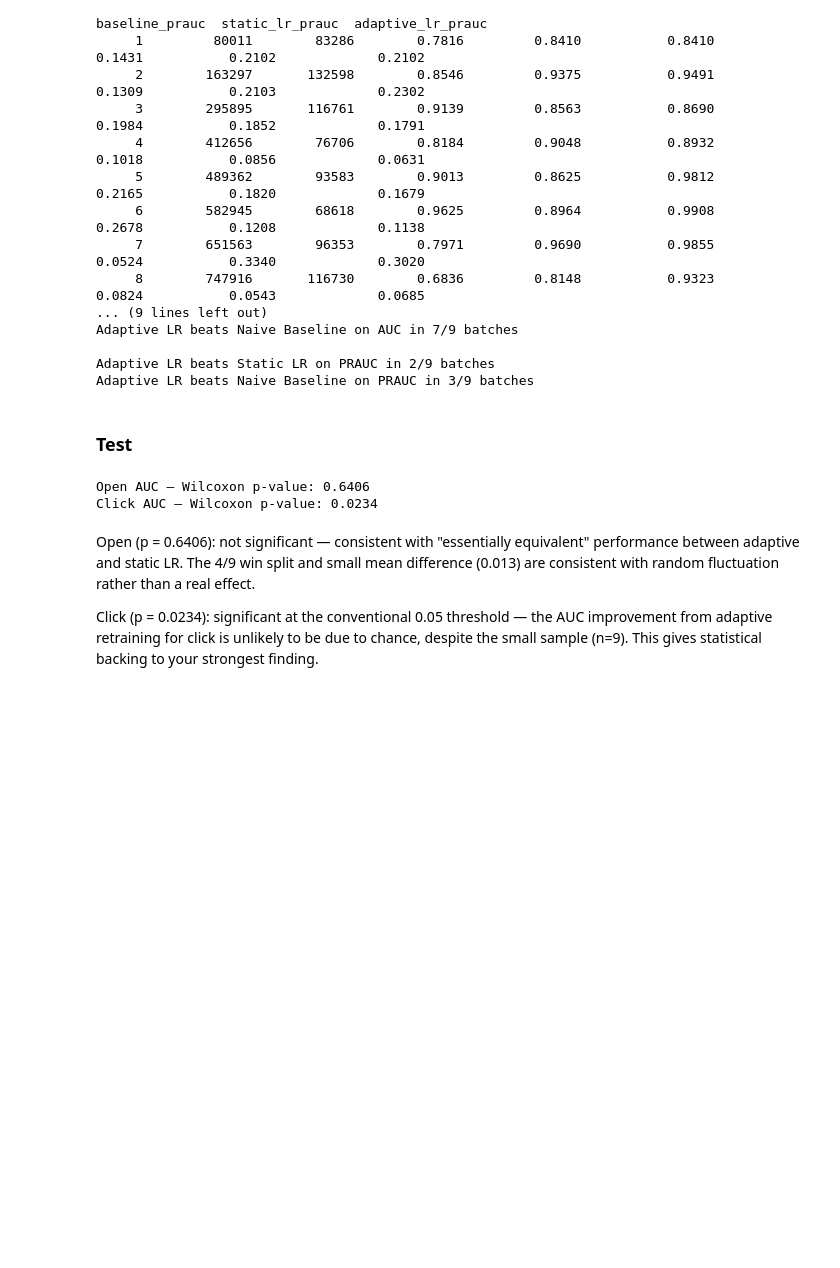
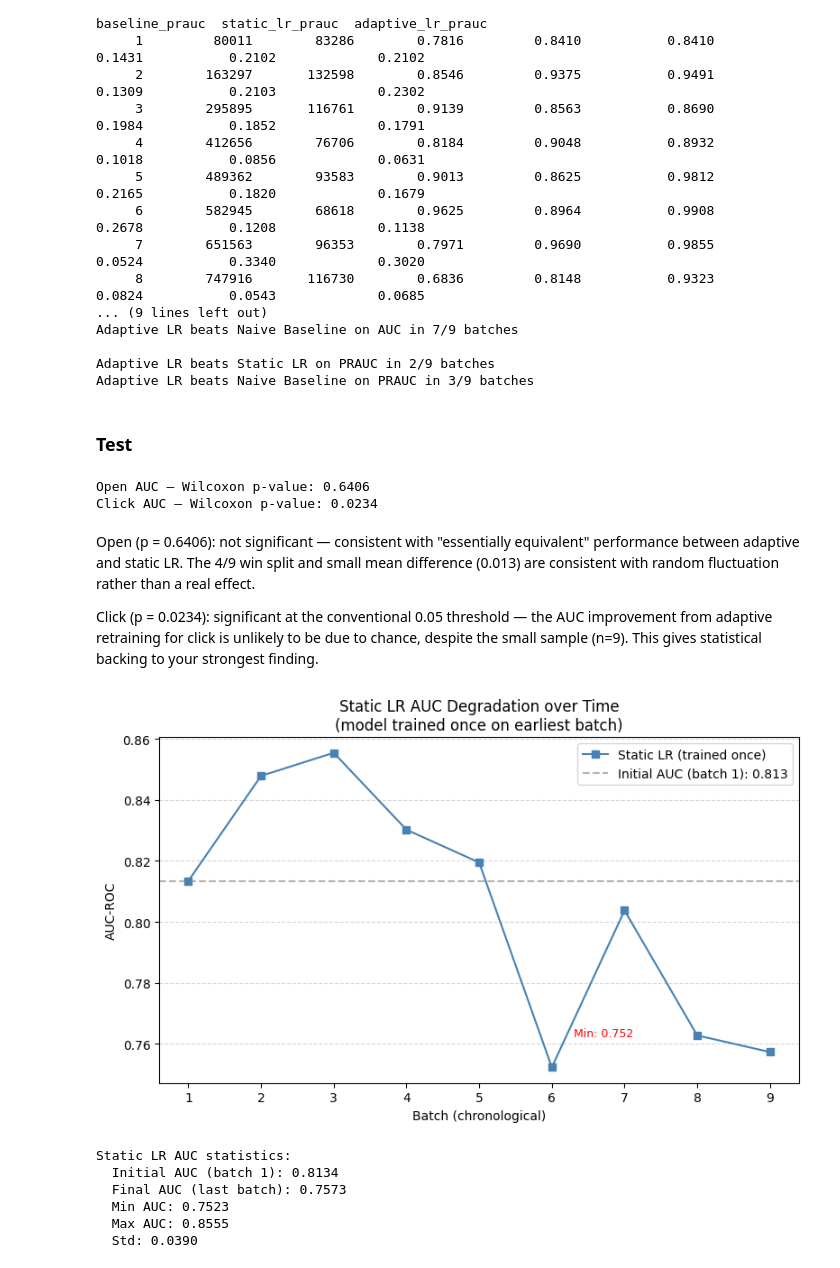
Before and after one commit to giadauva/OMG-Thesis, a Jupyter notebook: Adaptive_learning.ipynb, the cells around one changed output. Saved outputs shown, nothing was run; the diff lists cells and outputs as text; code cells hidden in the pictures; blank space fills up the shorter version.

```diff
--- a/Adaptive_learning.ipynb
+++ b/Adaptive_learning.ipynb
@@ -833,3 +839,48 @@ Click AUC — Wilcoxon p-value: 0.0234
 Open (p = 0.6406): not significant — consistent with "essentially equivalent" performance between adaptive and static LR. The 4/9 win split and small mean difference (0.013) are consistent with random fluctuation rather than a real effect.
 
 Click (p = 0.0234): significant at the conventional 0.05 threshold — the AUC improvement from adaptive retraining for click is unlikely to be due to chance, despite the small sample (n=9). This gives statistical backing to your strongest finding.
+# %%
+import matplotlib.pyplot as plt
+
+def plot_static_auc_degradation(results_df):
+    fig, ax = plt.subplots(figsize=(8, 5))
+
+    ax.plot(results_df['batch'], results_df['static_lr_auc'],
+            marker='s', linestyle='-', color='steelblue', label='Static LR (trained once)')
+
+    # Add a horizontal reference line at the first batch AUC
+    first_auc = results_df['static_lr_auc'].iloc[0]
+    ax.axhline(y=first_auc, linestyle='--', color='grey', alpha=0.6, label=f'Initial AUC (batch 1): {first_auc:.3f}')
+
+    # Annotate min point
+    min_idx = results_df['static_lr_auc'].idxmin()
+    min_batch = results_df.loc[min_idx, 'batch']
+    min_auc = results_df.loc[min_idx, 'static_lr_auc']
+    ax.annotate(f'Min: {min_auc:.3f}',
+                xy=(min_batch, min_auc),
+                xytext=(min_batch + 0.3, min_auc + 0.01),
+                fontsize=9, color='red')
+
+    ax.set_title('Static LR AUC Degradation over Time\n(model trained once on earliest batch)', fontsize=12)
+    ax.set_xlabel('Batch (chronological)')
+    ax.set_ylabel('AUC-ROC')
+    ax.legend()
+    ax.grid(axis='y', linestyle='--', alpha=0.5)
+    plt.tight_layout()
+    plt.show()
+    print("\nStatic LR AUC statistics:")
+    print(f"  Initial AUC (batch 1): {results_df['static_lr_auc'].iloc[0]:.4f}")
+    print(f"  Final AUC (last batch): {results_df['static_lr_auc'].iloc[-1]:.4f}")
+    print(f"  Min AUC: {results_df['static_lr_auc'].min():.4f}")
+    print(f"  Max AUC: {results_df['static_lr_auc'].max():.4f}")
+    print(f"  Std: {results_df['static_lr_auc'].std():.4f}")
+
+plot_static_auc_degradation(results_expanding)
+# %% [output]
+[figure, added]
+Static LR AUC statistics:
+  Initial AUC (batch 1): 0.8134
+  Final AUC (last batch): 0.7573
+  Min AUC: 0.7523
+  Max AUC: 0.8555
+  Std: 0.0390
```
Also changed, not shown: parts of 1 cell of this notebook.
